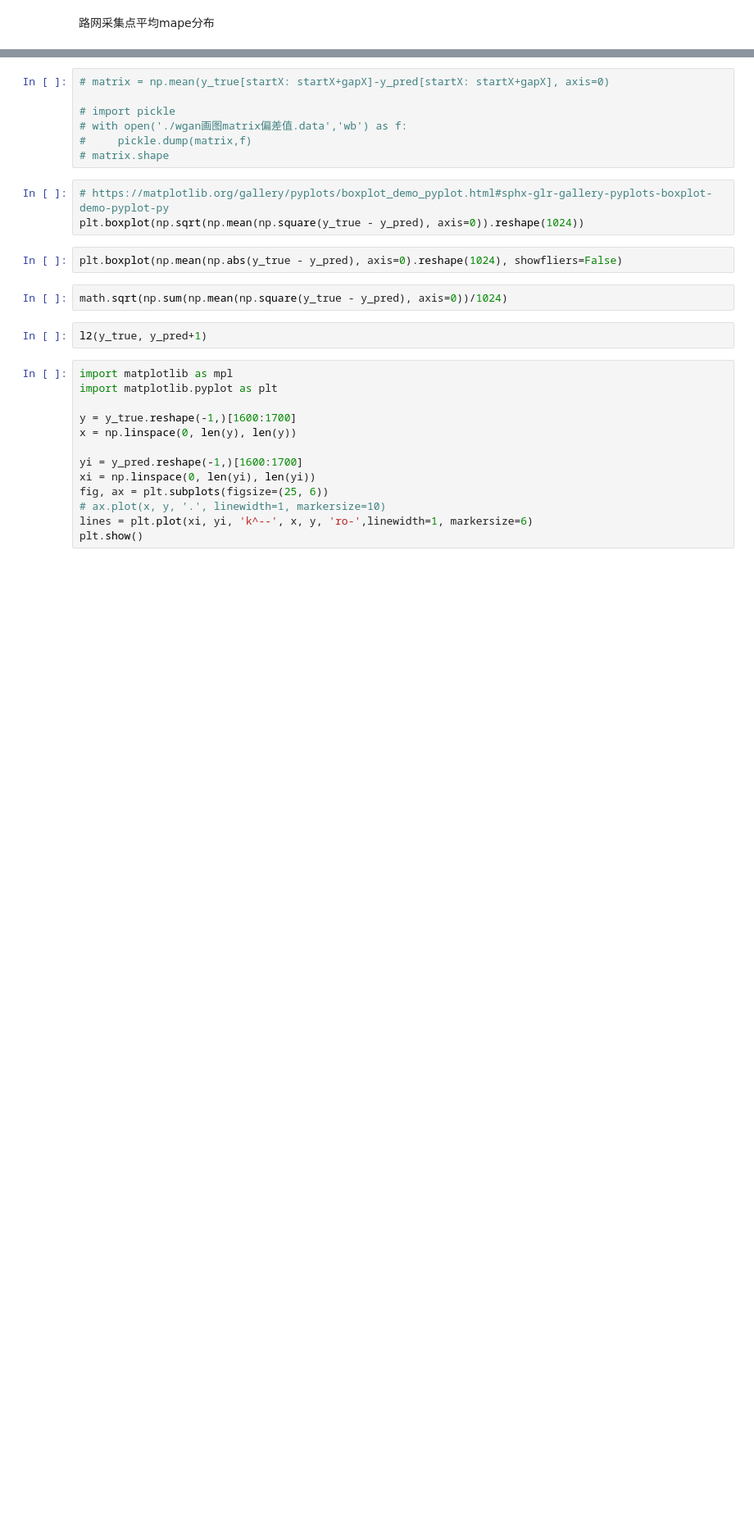
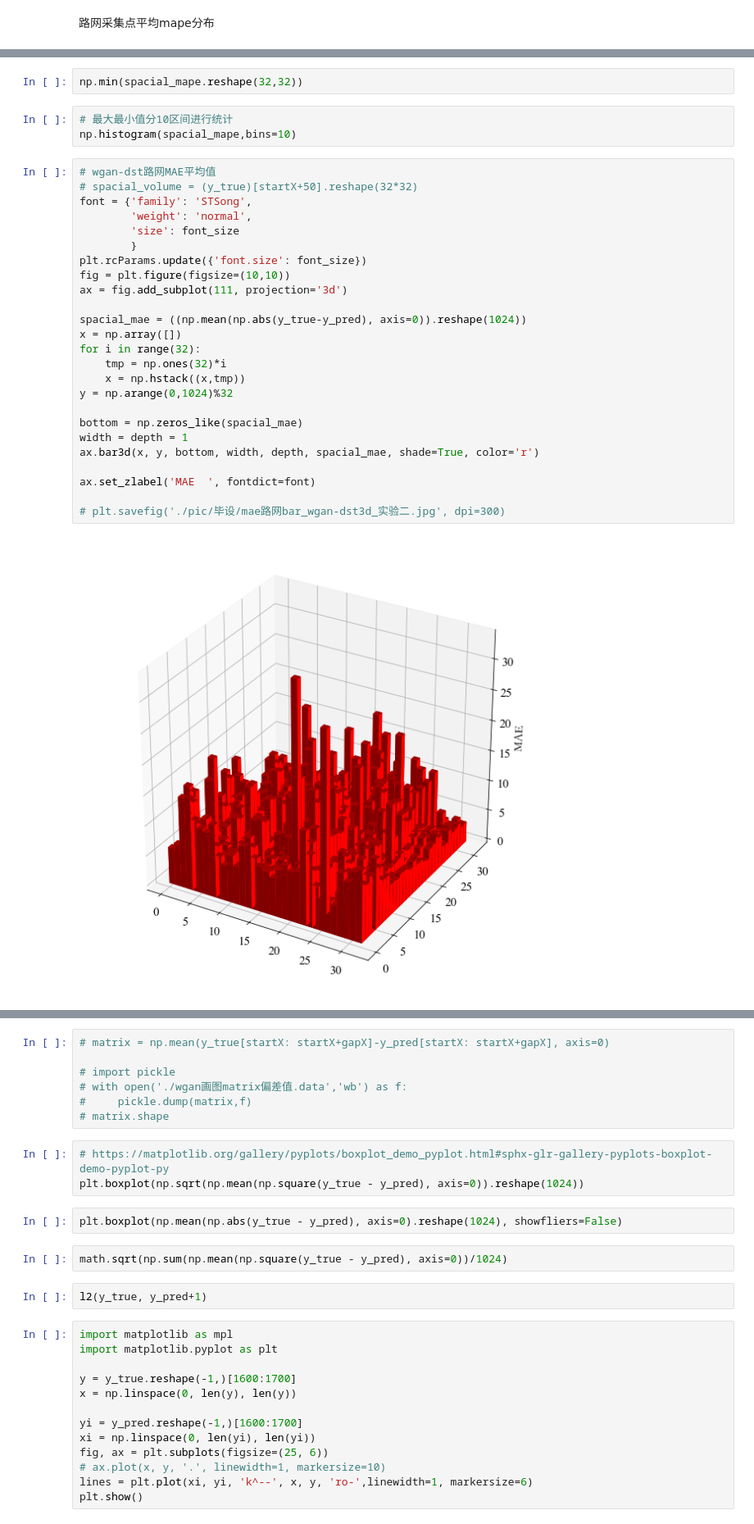
Before and after one commit to theMYang/freedom, a Jupyter notebook: 9wgangp_DST.ipynb, the cells around one changed output, grey strips where cells are left out. Shown at 82% size. Saved outputs shown, nothing was run; the diff lists cells and outputs as text; blank space fills up the shorter version.

```diff
--- a/9wgangp_DST.ipynb
+++ b/9wgangp_DST.ipynb
@@ -698,0 +747,32 @@ ax.bar3d(x, y, bottom, width, depth, spacial_mape, shade=True, color='r')
+# %%
+np.min(spacial_mape.reshape(32,32))
+# %%
+# 最大最小值分10区间进行统计
+np.histogram(spacial_mape,bins=10)
+# %%
+# wgan-dst路网MAE平均值
+# spacial_volume = (y_true)[startX+50].reshape(32*32)
+font = {'family': 'STSong',
+        'weight': 'normal',
+        'size': font_size
+        }
+plt.rcParams.update({'font.size': font_size})
+fig = plt.figure(figsize=(10,10))
+ax = fig.add_subplot(111, projection='3d')
+
+spacial_mae = ((np.mean(np.abs(y_true-y_pred), axis=0)).reshape(1024))
+x = np.array([])
+for i in range(32):
+    tmp = np.ones(32)*i
+    x = np.hstack((x,tmp))
+y = np.arange(0,1024)%32
+
+bottom = np.zeros_like(spacial_mae)
+width = depth = 1
+ax.bar3d(x, y, bottom, width, depth, spacial_mae, shade=True, color='r')
+
+ax.set_zlabel('MAE  ', fontdict=font)
+
+# plt.savefig('./pic/毕设/mae路网bar_wgan-dst3d_实验二.jpg', dpi=300)
+# %% [output]
+[figure, added]
```
Also changed, not shown: parts of 9 cells of this notebook, 14 other files.
